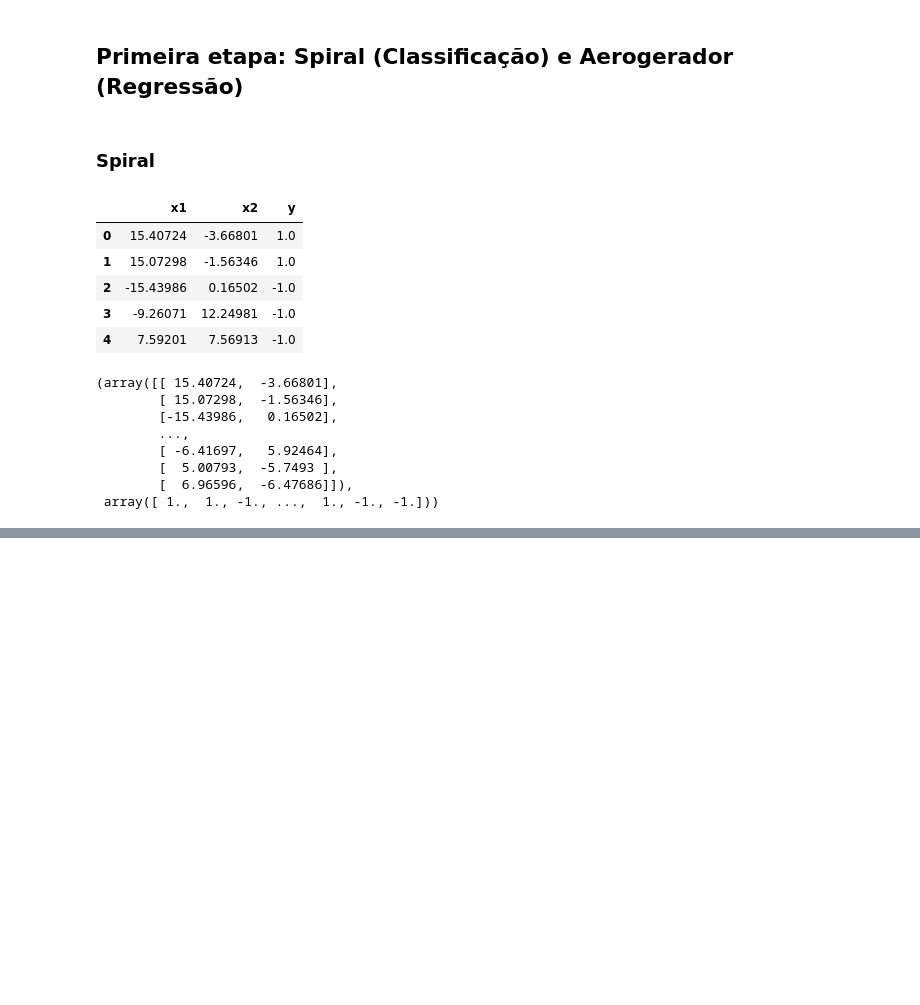
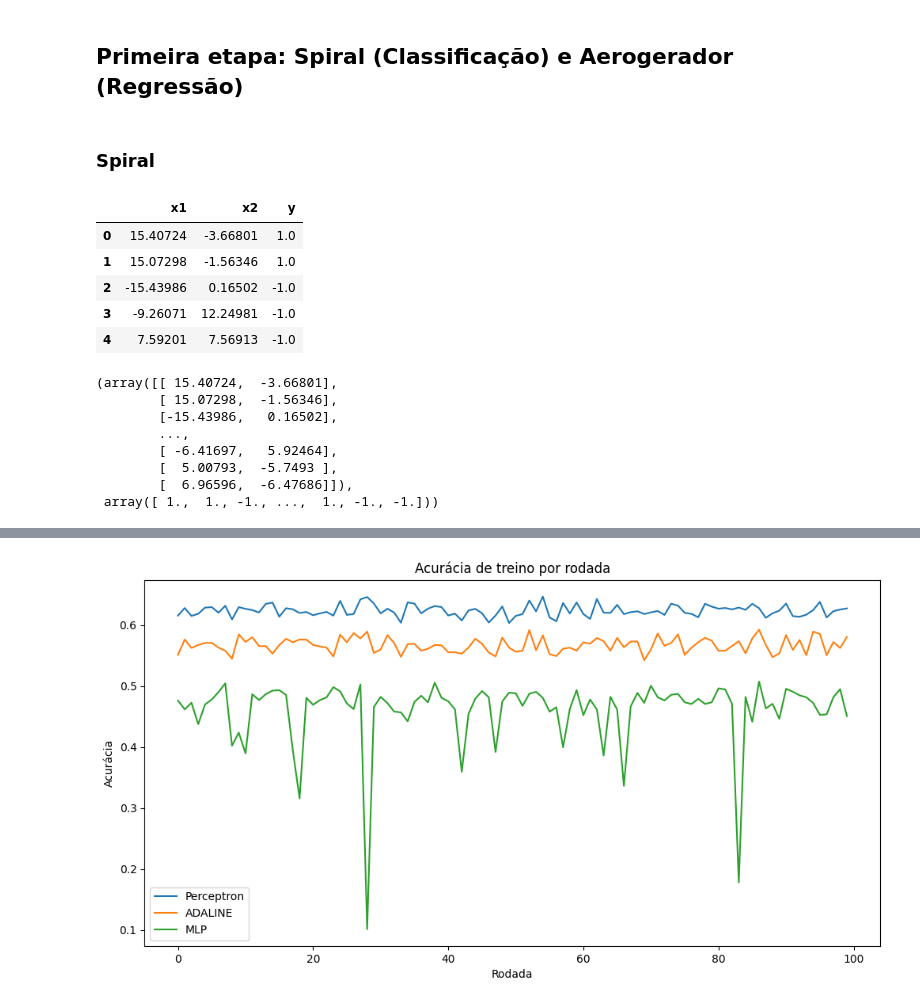
Before and after one commit to HiIamZeref/IA-Trabalho-AV3, a Jupyter notebook: TreinamentoAV3.ipynb, the cells around one changed output, grey strips where cells are left out. Drawn from its saved outputs; the diff is of its cells as text; code cells hidden in the pictures; blank space fills up the shorter version.

```diff
--- a/TreinamentoAV3.ipynb
+++ b/TreinamentoAV3.ipynb
@@ -24,7 +24,7 @@ def perceptron_simples_classification_training(X_test, y_test, X_train, y_train,
     # Instanciando pesos
     w = np.zeros(X_train.shape[1])
 
-    for epoch in tqdm(range(epochs)):
+    for epoch in range(epochs):
         # Fase de treinamento
         acertos_treino = 0
 
@@ -79,7 +79,7 @@ def adaline_classification_training(X_test, y_test, X_train, y_train, lr, epochs
     # Instanciando pesos
     w = np.zeros(X_train.shape[1])
 
-    for epoch in tqdm(range(epochs)):
+    for epoch in range(epochs):
         # Fase de treinamento
         acertos_treino = 0
 
@@ -122,4 +122,6 @@ def adaline_classification_training(X_test, y_test, X_train, y_train, lr, epochs
 # %%
+import numpy as np
+
 def sigmoid(x):
     return 1 / (1 + np.exp(-x))
 
@@ -145,6 +147,10 @@ def mlp_classification_training(X_test,
     e as listas de acurácia de treino e teste por época.
     '''
 
+    # Certifique-se de que y_train contém apenas inteiros
+    y_train = y_train.astype(int)
+    y_test = y_test.astype(int)
+
     # Inicializando os pesos
     input_neurons = X_train.shape[1]
     output_neurons = len(np.unique(y_train))  # Número de classes
@@ -161,7 +167,7 @@ def mlp_classification_training(X_test,
     acuracia_treino_list = []
     acuracia_teste_list = []
 
-    for epoch in tqdm(range(epochs)):
+    for epoch in range(epochs):
         # Forward pass
         hidden_input = np.dot(X_train, W1) + b1
         hidden_output = relu(hidden_input)
@@ -403,6 +428,9 @@ n_rounds = 100
 n_epochs = 10
 lr = 0.01
 # %%
+from sklearn.model_selection import train_test_split
+
+
 # Valores que receberemos ao final do treino: pesos finais, acurácia média de treino e teste, e listas de acurácia
 # Valores que iremos gerar apos o final das rodaas para teste e treino: acurácia média, mediana, mínimo, máximo e desvio padrão
 
@@ -418,14 +446,14 @@ mlp_acc_test_list = []
 
 
 
-for i in n_rounds:
+for i in range(n_rounds):
     # Separando os dados de treino e teste
-    X_train, X_test, y_train, y_test = train_test_split(X, y, test_size=0.2, random_state=42)
+    X_train, X_test, y_train, y_test = train_test_split(X, y, test_size=0.2)
 
     # Normalizando os dados
-    scaler = StandardScaler()
-    X_train = scaler.fit_transform(X_train)
-    X_test = scaler.transform(X_test)
+    # scaler = StandardScaler()
+    # X_train = scaler.fit_transform(X_train)
+    # X_test = scaler.transform(X_test)
 
     # Treinando o perceptron simples
     w_perceptron, acc_treino_perceptron, acc_teste_perceptron, _, _ = perceptron_simples_classification_training(X_test, y_test, X_train, y_train, lr, epochs=n_epochs)
@@ -441,3 +469,6 @@ for i in n_rounds:
     pesos_mlp, acc_treino_mlp, acc_teste_mlp, _, _ = mlp_classification_training(X_test, y_test, X_train, y_train, lr, epochs=n_epochs)
     mlp_acc_treino_list.append(acc_treino_mlp)
     mlp_acc_test_list.append(acc_teste_mlp)
+
+    if i % 10 == 0:
+        print(f'Rodada {i + 1} finalizada')
@@ -443,0 +544,13 @@ for i in n_rounds:
+# %%
+# Plotando as acurácias de treino
+plt.figure(figsize=(12, 6))
+plt.plot(perceptron_acc_treino_list, label='Perceptron')
+plt.plot(adaline_acc_treino_list, label='ADALINE')
+plt.plot(mlp_acc_treino_list, label='MLP')
+plt.xlabel('Rodada')
+plt.ylabel('Acurácia')
+plt.title('Acurácia de treino por rodada')
+plt.legend()
+plt.show()
+# %% [output]
+[figure, added]
```
Also changed, not shown: parts of 20 cells of this notebook, 3 other files.
